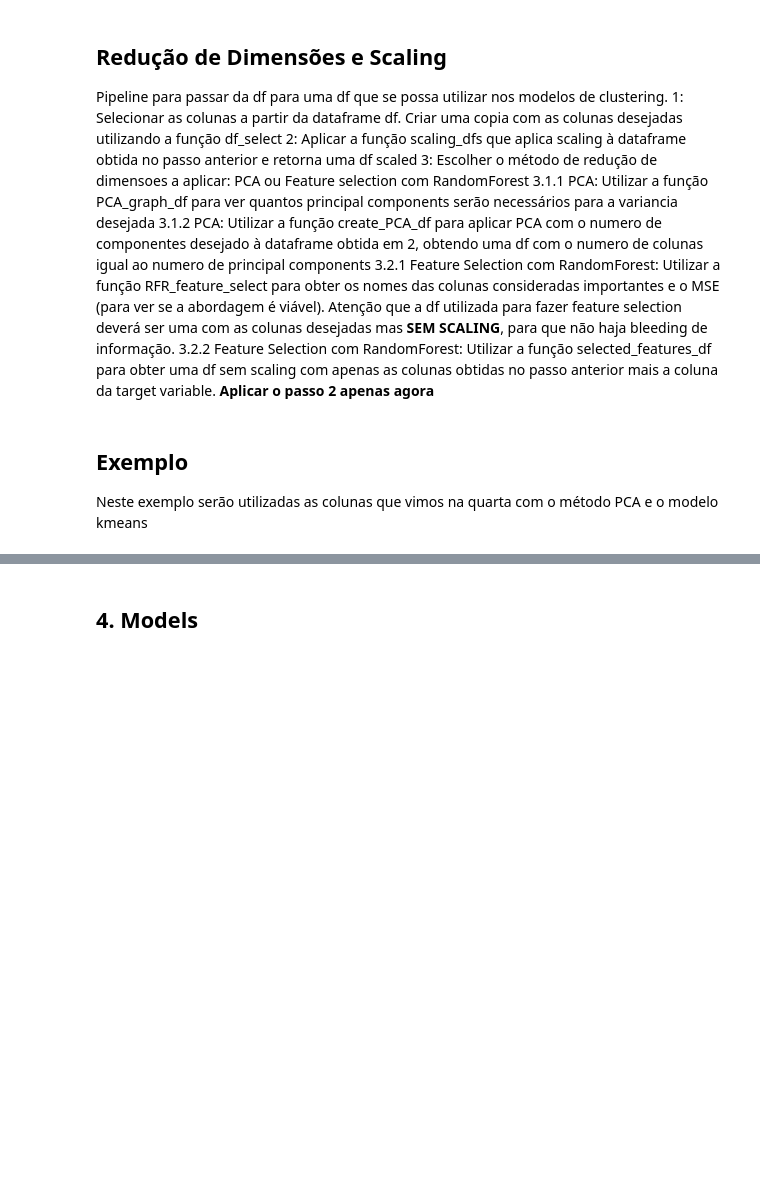
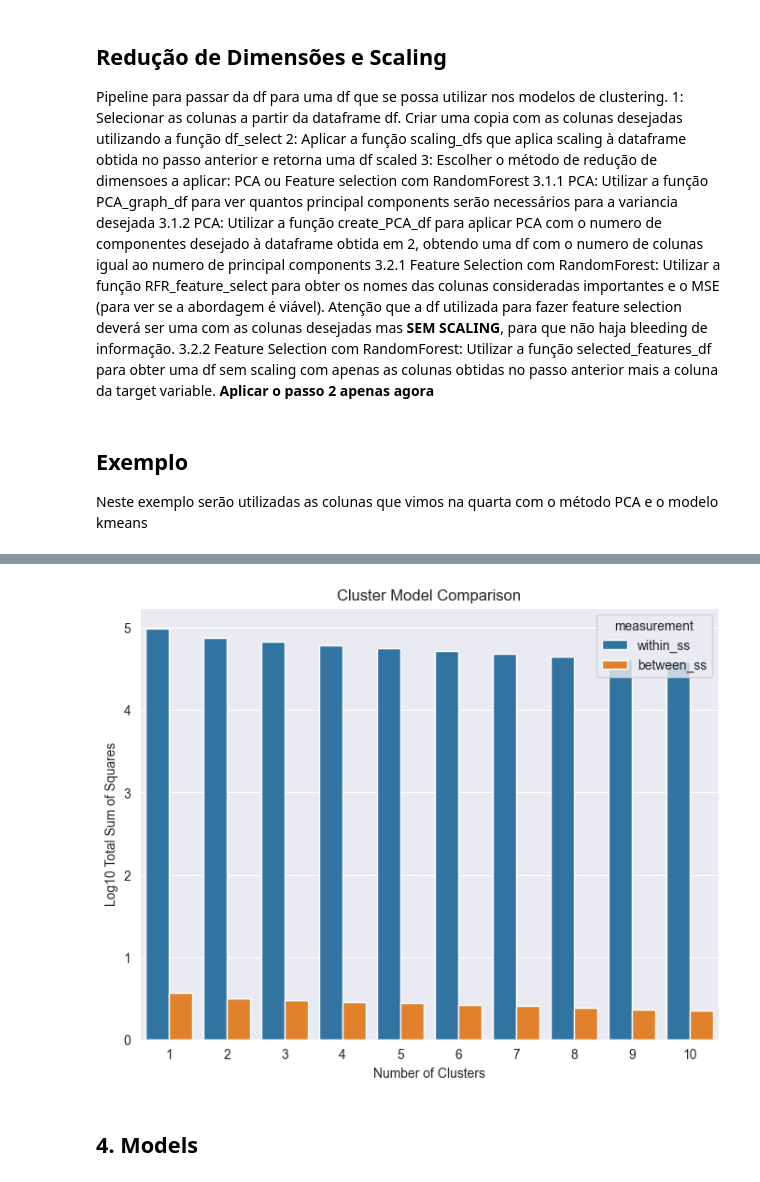
Before and after one commit to MikeOlhao/DSML_projeto, a Jupyter notebook: DSML_202223_Clusters_Group09_Notebook_semgraficos.ipynb, the cells around one changed output, grey strips where cells are left out. Drawn from its saved outputs; the diff is of its cells as text; code cells hidden in the pictures; blank space fills up the shorter version.

```diff
--- a/DSML_202223_Clusters_Group09_Notebook_semgraficos.ipynb
+++ b/DSML_202223_Clusters_Group09_Notebook_semgraficos.ipynb
@@ -536,3 +873,7 @@ def sumsquares_nclusters(model_type,  dimensioned_df: pd.DataFrame, cluster_rang
+# %%
+sumsquares_nclusters(KMeans, dimensioned_df= kmeans_pca_df, cluster_range=11)
+# %% [output]
+[figure, added]
 # %% [markdown]
 ## 4. Models
 # %% [markdown]
```
Also changed, not shown: parts of 43 cells of this notebook.
